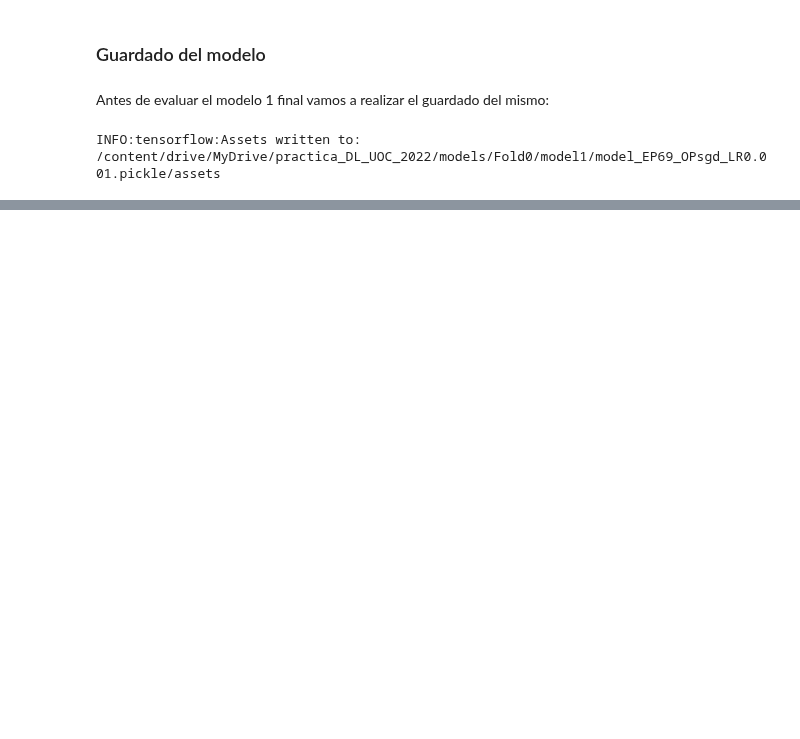
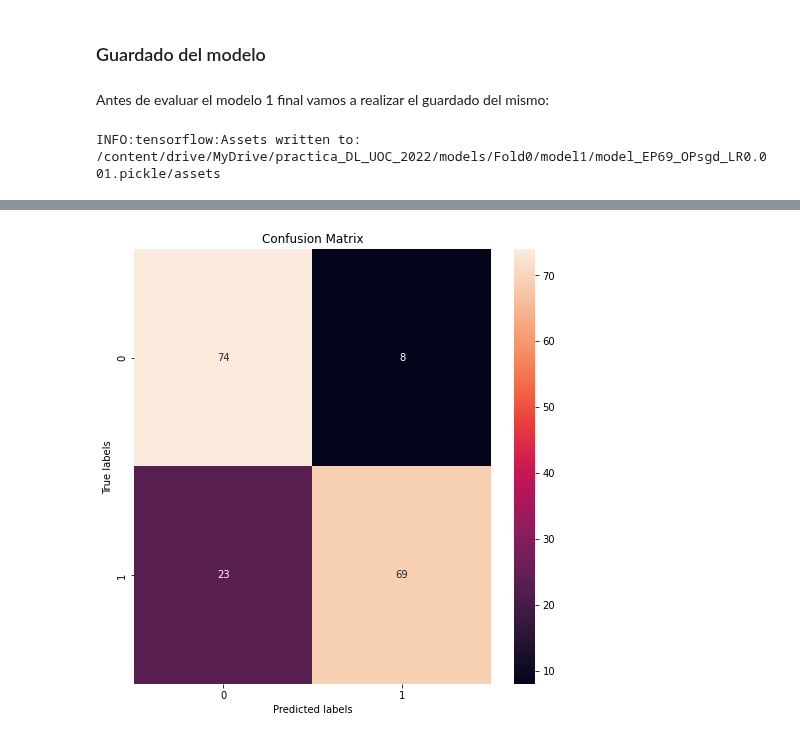
Before and after one commit to mariousm/Data-Science-Master, a Jupyter notebook: 2021-22/SegundoSemestre/DeepLearning/PRA/UbiernaSanMamesMario_PRA.ipynb, the cells around one changed output, grey strips where cells are left out. Drawn from its saved outputs; the diff is of its cells as text; code cells hidden in the pictures; blank space fills up the shorter version.

Commit message:
DL: PRA1 - modelo1 finalizado

```diff
--- a/2021-22/SegundoSemestre/DeepLearning/PRA/UbiernaSanMamesMario_PRA.ipynb
+++ b/2021-22/SegundoSemestre/DeepLearning/PRA/UbiernaSanMamesMario_PRA.ipynb
@@ -678,0 +687,10 @@ pickle.dump(history_model1.history, open(os.path.join("/content/drive/MyDrive/pr
+# %%
+y_probs = model1.predict(X_test)
+y_preds = []
+
+# Cálculo de la salida de la red
+for y_prob in y_probs:
+  if y_prob < 0.5:
+    y_preds.append(0)
+  else:
+    y_preds.append(1)
@@ -678,0 +699,25 @@ pickle.dump(history_model1.history, open(os.path.join("/content/drive/MyDrive/pr
+# %%
+def plot_confusion_matrix(y_true, y_pred):
+  # Matriz de confusion
+  matrix = confusion_matrix(y_true, y_pred)
+
+  # Visualización de la matriz de confusión
+  # https://stackoverflow.com/questions/19233771/sklearn-plot-confusion-matrix-with-labels
+  fig, ax = plt.subplots(nrows=1, ncols=1, figsize=(8,8))
+  sns.heatmap(matrix, annot=True, fmt='g', ax=ax)  #annot=True to annotate cells, ftm='g' to disable scientific notation
+  ax.set_xlabel('Predicted labels')
+  ax.set_ylabel('True labels')
+  ax.set_title('Confusion Matrix')
+  ax.xaxis.set_ticklabels(list(np.unique(y_pred)))
+  ax.yaxis.set_ticklabels(list(np.unique(y_pred)))
+  plt.show()
+
+def plot_ROC_AUC(y_true, y_prob):
+  fpr, tpr, _ = roc_curve(y_true, y_prob)
+  fig, ax1 = plt.subplots(1,1, figsize = (8, 8))
+  ax1.plot(fpr, tpr, 'b.-', label = 'AUC:%2.3f' % roc_auc_score(y_test, y_probs))
+  ax1.plot(fpr, fpr, 'k-', label = 'Random Guessing')
+  ax1.legend(loc = 4)
+  ax1.set_xlabel('False Positive Rate')
+  ax1.set_ylabel('True Positive Rate');
+  ax1.set_title('ROC Curve')
@@ -678,0 +737,4 @@ pickle.dump(history_model1.history, open(os.path.join("/content/drive/MyDrive/pr
+# %%
+plot_confusion_matrix(y_test, y_preds)
+# %% [output]
+[figure, added]
```
Also changed, not shown: parts of 8 cells of this notebook.
